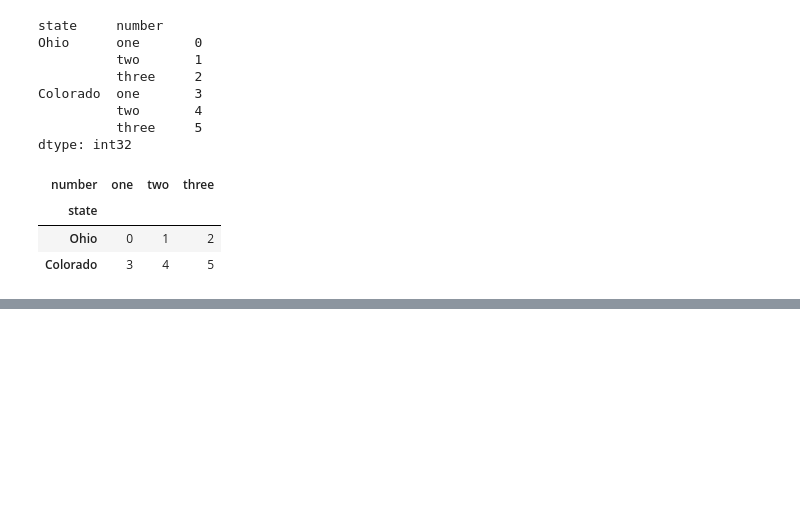
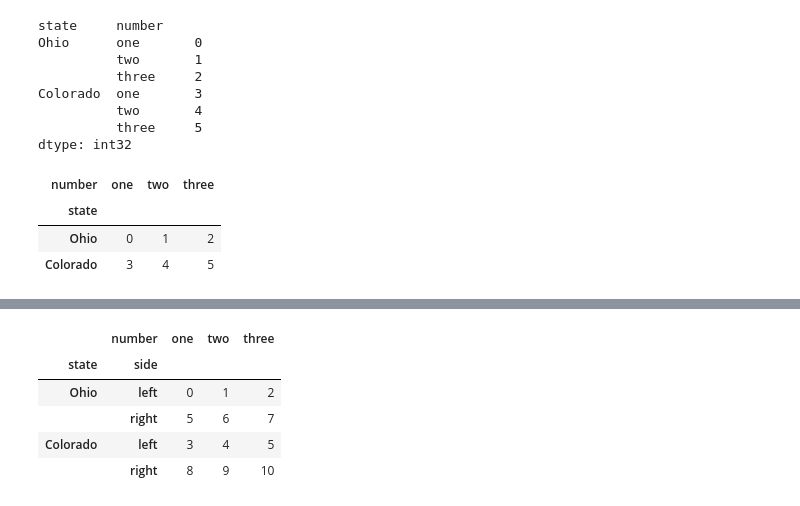
Before and after one commit to wijayarobert/Python-Data-Analysis, a Jupyter notebook: ch07 - Data Wrangling-Clean, Transform, Merge, Reshape.ipynb, the cells around one changed output, grey strips where cells are left out. Cells and saved outputs as stored; diff of their text form; code cells hidden in the pictures; blank space fills up the shorter version.

```diff
--- a/ch07 - Data Wrangling-Clean, Transform, Merge, Reshape.ipynb
+++ b/ch07 - Data Wrangling-Clean, Transform, Merge, Reshape.ipynb
@@ -669,0 +785,9 @@ result.unstack()
+# %%
+df.stack('side').unstack('number')
+# %% [output]
+|  | number | one | two | three |
+| state | side |  |  |  |
+| Ohio | left | 0 | 1 | 2 |
+|  | right | 5 | 6 | 7 |
+| Colorado | left | 3 | 4 | 5 |
+|  | right | 8 | 9 | 10 |
```
Also changed, not shown: parts of 15 cells of this notebook.
